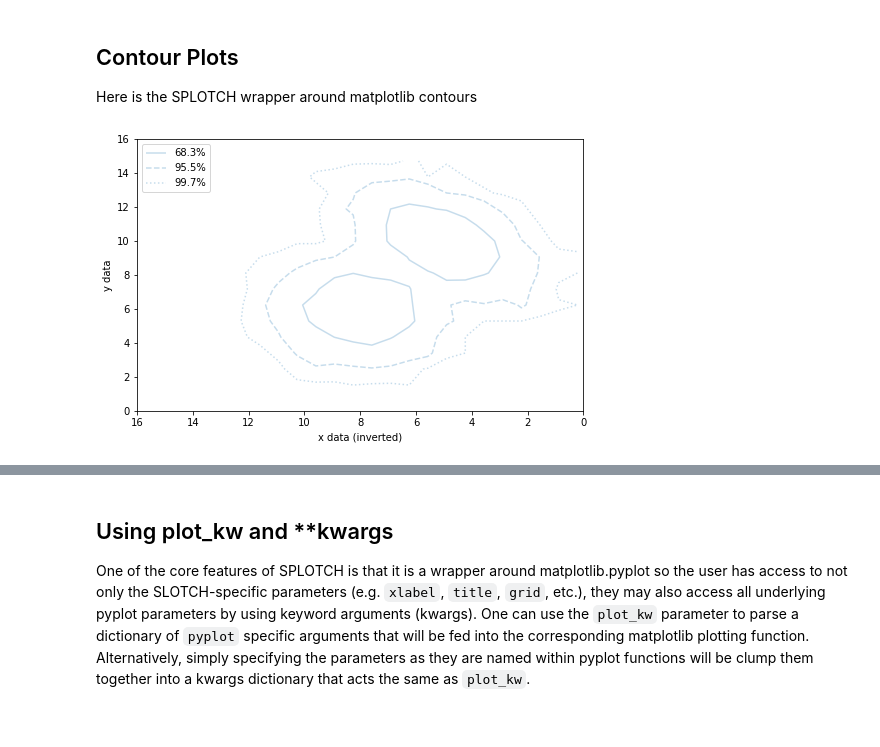
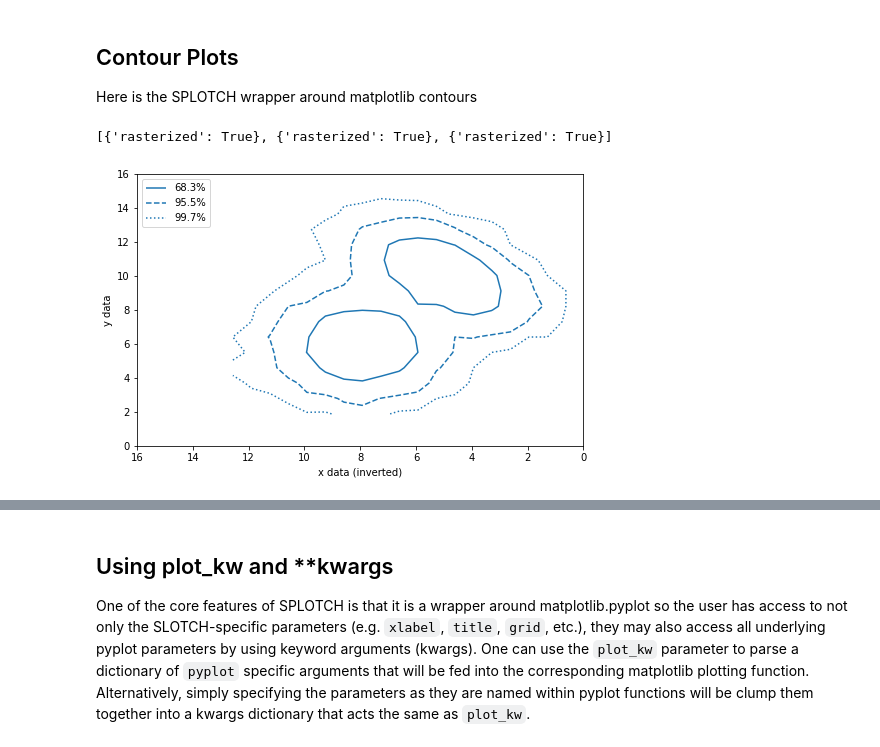
Before and after one commit to MBravoS/splotch, a Jupyter notebook: Examples.ipynb, the cells around one changed output, grey strips where cells are left out. Drawn from its saved outputs; the diff is of its cells as text; code cells hidden in the pictures.

```diff
--- a/Examples.ipynb
+++ b/Examples.ipynb
@@ -143,11 +143,11 @@ Here is the SPLOTCH wrapper around matplotlib contours
 # %%
 fig, axes = plt.subplots(figsize=(8,5))
 
 splt.sigma_cont(xvals,yvals,percent=[68.3,95.5,99.7],bins=[20,15],lab_loc=2,
                 xinvert=True,yinvert=False,xlim=(0,16),ylim=(0,16),
-                xlabel="x data (inverted)",ylabel="y data",
-                edgecolors='black',alpha=0.25)
+                xlabel="x data (inverted)",ylabel="y data")
 
 plt.show()
 # %% [output]
+[{'rasterized': True}, {'rasterized': True}, {'rasterized': True}]
-[figure, old version]
+[figure, new version]
```
Also changed, not shown: parts of 13 cells of this notebook.
